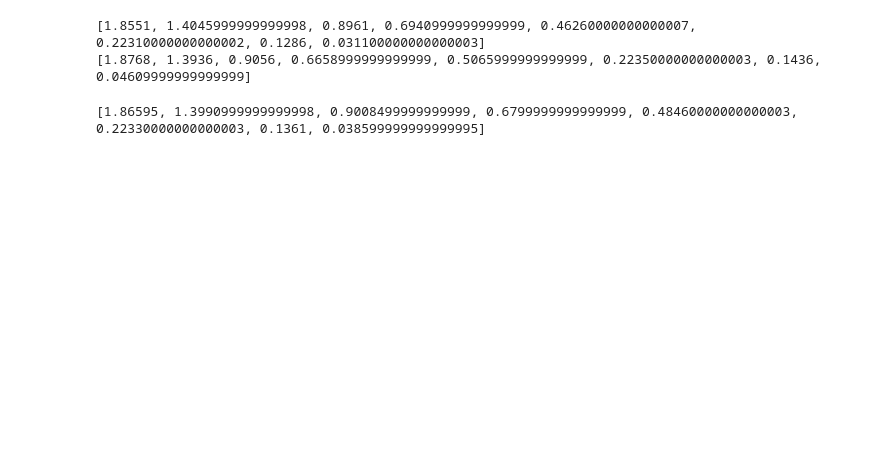
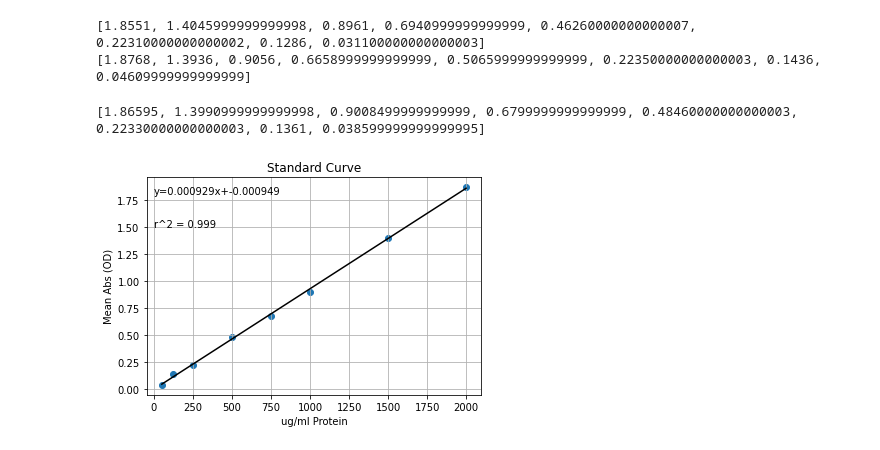
Before and after one commit to erinlopez/AutoAnalyze, a Jupyter notebook: autoanalyze.ipynb, the cells around one changed output. Cells and saved outputs as stored; diff of their text form; code cells hidden in the pictures; blank space fills up the shorter version.

```diff
--- a/autoanalyze.ipynb
+++ b/autoanalyze.ipynb
@@ -107,6 +113,10 @@ ws['A24'] = 'BG Subtract'
 
 ws['A33'] = 'Mean Std:'
 ws['A34'] = 'ug/ml:'
+
+ws['A38'] = 'ug/ml:'
+
+ws['A49'] = 'ug/ml x DF:'
 wb.save(filename)
 # %%
 #format border around cells
@@ -233,0 +242,36 @@ wb.save(filename)
+# %%
+y = avgStd  #identify data to plot
+x = stKnownVal
+
+plt.scatter(x,y) #make scatter plot
+plt.xlabel('ug/ml Protein')
+plt.ylabel('Mean Abs (OD)')
+plt.title('Standard Curve')
+
+z = np.polyfit(x, y, 1)  #make trendline
+p = np.poly1d(z)
+plt.plot(x,p(x),"black")
+plt.text(1, 1.8, "y=%.6fx+%.6f"%(z[0],z[1]))  #display trendline equation under title
+m = z[0] #slope
+b = z[1] #y-intercept
+
+correlation_matrix = np.corrcoef(x, y) #find r^2 value
+correlation_xy = correlation_matrix[0,1]
+r_squared = correlation_xy**2
+
+roundRSq = "{0:.3g}".format(r_squared) #round to 3 sig figs
+#print(roundRSq)
+
+plt.text(1,1.5, 'r^2 = '+ roundRSq) #add r^2 text to plot
+plt.grid(True)
+
+plt.savefig('stCurve.png') #save plot as img
+plt.show()
+
+img = Image('stCurve.png')
+img.ancher = ws['O25']
+ws.add_image(img, 'O25') #add plot img to excel
+
+wb.save(filename)
+# %% [output]
+[figure, added]
```
Also changed, not shown: parts of 10 cells of this notebook, 3 other files.
